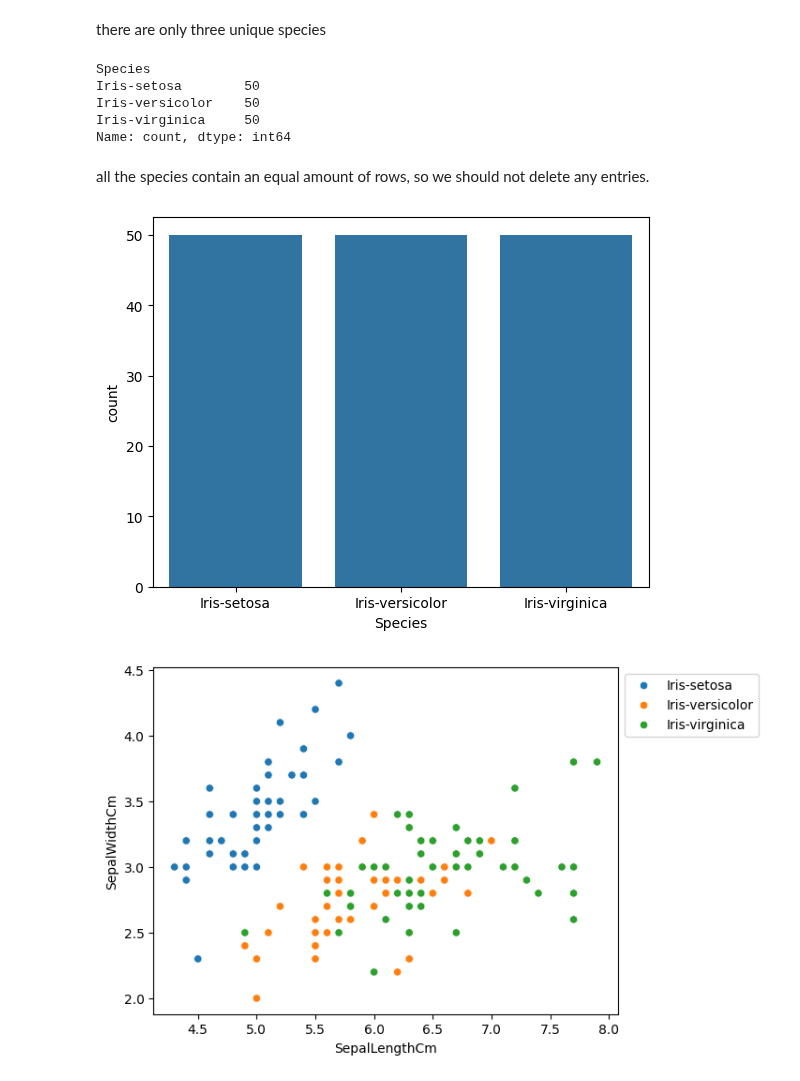
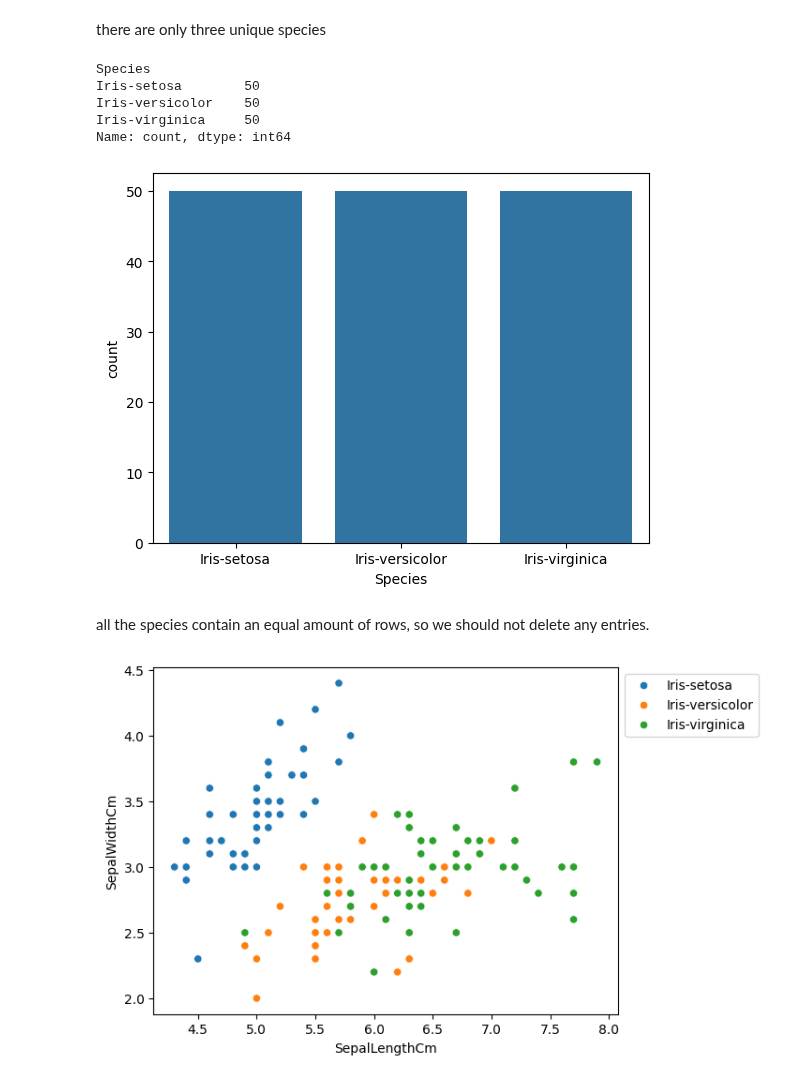
Before and after one commit to ash322ash422/tut_ml, a Jupyter notebook: tut_assorted_outlier_EDA_Rsquare_multicollinear_encoding_scaling/tut_EDA_iris_dataset.ipynb, the cells around one changed output. Drawn from its saved outputs; the diff is of its cells as text; code cells hidden in the pictures.

```diff
--- a/tut_assorted_outlier_EDA_Rsquare_multicollinear_encoding_scaling/tut_EDA_iris_dataset.ipynb
+++ b/tut_assorted_outlier_EDA_Rsquare_multicollinear_encoding_scaling/tut_EDA_iris_dataset.ipynb
@@ -74,23 +74,23 @@ Index: []
 there are only three unique species
 # %%
 # Let’s see if the dataset is balanced or not i.e. all the species contain equal amounts of rows or not
-df.value_counts("Species")
+print(df.value_counts("Species"))
+
+
+# Lets visualize
+# Our target column will be the Species column because at the end we will need the
+# result according to the species only. Let’s see a countplot for species.
+sns.countplot(x='Species', data=df)
+plt.show()
 # %% [output]
 Species
 Iris-setosa        50
 Iris-versicolor    50
 Iris-virginica     50
 Name: count, dtype: int64
+[figure, added]
 # %% [markdown]
 all the species contain an equal amount of rows, so we should not delete any entries.
-# %%
-# Our target column will be the Species column because at the end we will need the
-# result according to the species only. Let’s see a countplot for species.
-
-sns.countplot(x='Species', data=df, )
-plt.show()
-# %% [output]
-[figure, removed]
 # %%
 # We will see the relationship between the sepal length and sepal width and also between petal length and petal width.
 
```
Also changed, not shown: parts of 3 cells of this notebook, 2 other files.
